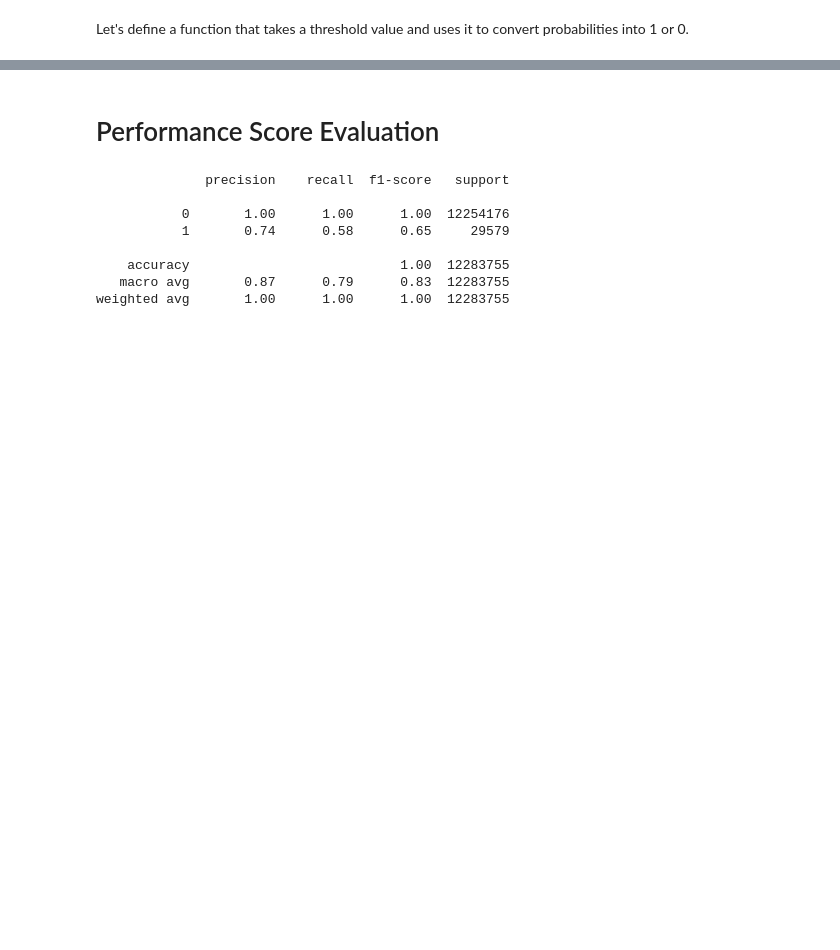
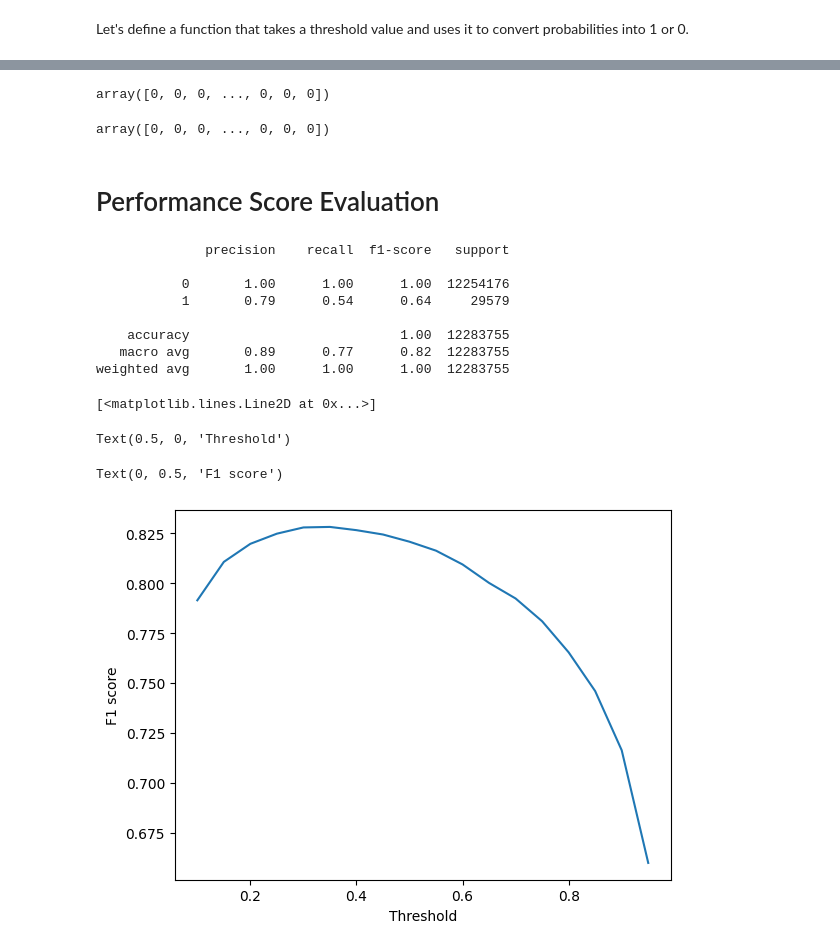
Before and after one commit to Marketos-Damigos/732A81-Text_Mining_project, a Jupyter notebook: LegalBERT titles.ipynb, the cells around one changed output, grey strips where cells are left out. Drawn from its saved outputs; the diff is of its cells as text; code cells hidden in the pictures; blank space fills up the shorter version.

Commit message:
eval metrics fix

```diff
--- a/LegalBERT titles.ipynb
+++ b/LegalBERT titles.ipynb
@@ -673,6 +636,6 @@ The predictions are in terms of logits (probabilities for each of the 16 tags).
 Let's specify a set of candidate threshold values. We will select the threshold value that performs the best for the test set.
 # %%
 #define candidate threshold values
-threshold  = np.arange(0.4,0.51,0.01)
+threshold  = 0.5
 threshold
 # %% [output]
@@ -719,8 +702,16 @@ Optimal Threshold Value = 0.4
+# %%
+y_true
+# %% [output]
+array([0, 0, 0, ..., 0, 0, 0])
+# %%
+y_pred
+# %% [output]
+array([0, 0, 0, ..., 0, 0, 0])
 # %% [markdown]
 # Performance Score Evaluation
 # %%
 #predictions for optimal threshold
-y_pred_labels = classify(flat_pred_outs,opt_thresh)
+y_pred_labels = classify(flat_pred_outs,0.5)
 y_pred = np.array(y_pred_labels).ravel() # Flatten
 # %%
 print(metrics.classification_report(y_true,y_pred))
@@ -728,11 +719,31 @@ print(metrics.classification_report(y_true,y_pred))
               precision    recall  f1-score   support
 
            0       1.00      1.00      1.00  12254176
-           1       0.74      0.58      0.65     29579
+           1       0.79      0.54      0.64     29579
 
     accuracy                           1.00  12283755
-   macro avg       0.87      0.79      0.83  12283755
+   macro avg       0.89      0.77      0.82  12283755
 weighted avg       1.00      1.00      1.00  12283755
+# %%
+thresholds = np.arange(0.1, 1, 0.05)
+f1_scores = []
+y_true = flat_true_labels.ravel()
+for threshold in thresholds:
+    y_pred_labels = classify(flat_pred_outs, threshold)
+    y_pred = np.array(y_pred_labels).ravel() # Flatten
+
+    f1_scores.append(metrics.classification_report(y_true, y_pred, output_dict=True)['macro avg']['f1-score'])
+
+# plot the F1 score for different thresholds
+plt.plot(thresholds, f1_scores)
+plt.xlabel('Threshold')
+plt.ylabel('F1 score')
+plt.show()
+# %% [output]
+[<matplotlib.lines.Line2D at 0x...>]
+Text(0.5, 0, 'Threshold')
+Text(0, 0.5, 'F1 score')
+[figure, added]
 # %%
 y_pred = mlb.inverse_transform(np.array(y_pred_labels))
 y_act = mlb.inverse_transform(flat_true_labels)
```
Also changed, not shown: parts of 23 cells of this notebook, 2 other files.
